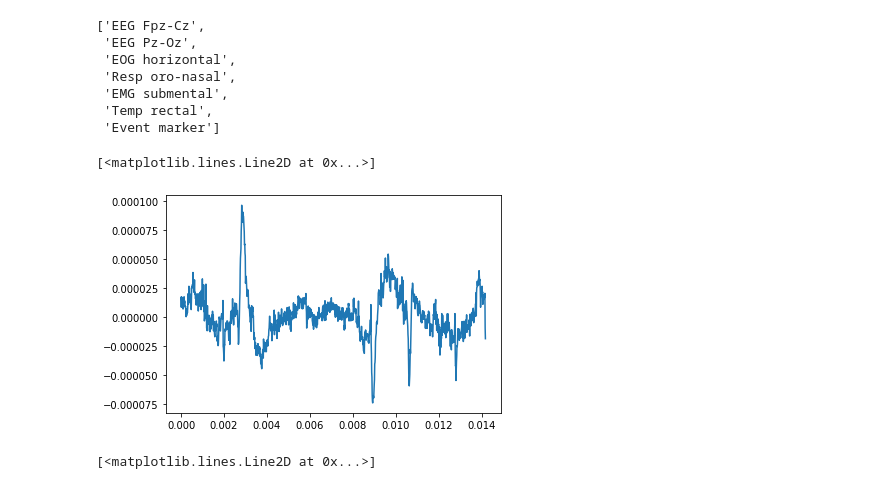
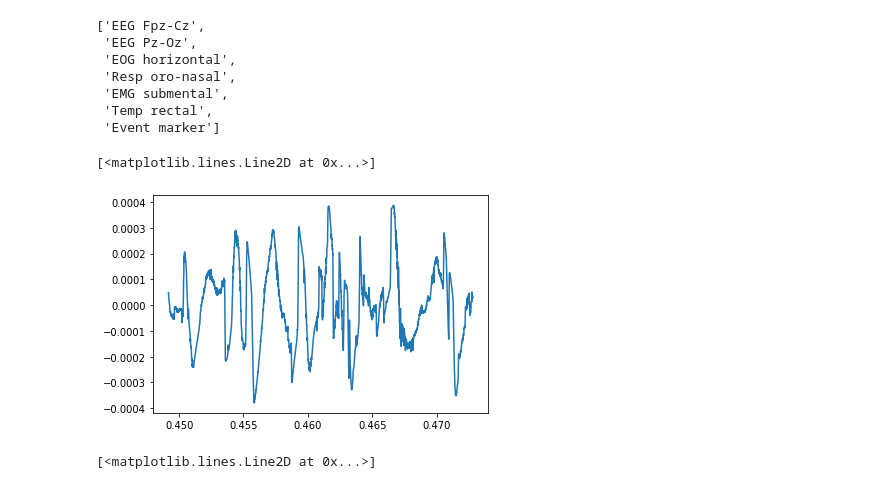
Before and after one commit to cut4cut/spikennet, a Jupyter notebook: notebooks/1_data_review.ipynb, the cells around one changed output. Cells and saved outputs as stored; diff of their text form; code cells hidden in the pictures.

```diff
--- a/notebooks/1_data_review.ipynb
+++ b/notebooks/1_data_review.ipynb
@@ -42,10 +42,10 @@ data = dataset.get_data()
 # %%
 t = np.linspace(0, 100, data.shape[1])
 # %%
-plt.plot(t[:1200], data[0][:1200])
+plt.plot(t[38000:40000], data[2][38000:40000])
 # %% [output]
 [<matplotlib.lines.Line2D at 0x...>]
-[figure, old version]
+[figure, new version]
 # %%
 plt.plot(t[:1200], data[1][:1200])
 # %% [output]
```
Also changed, not shown: 5 other files.
